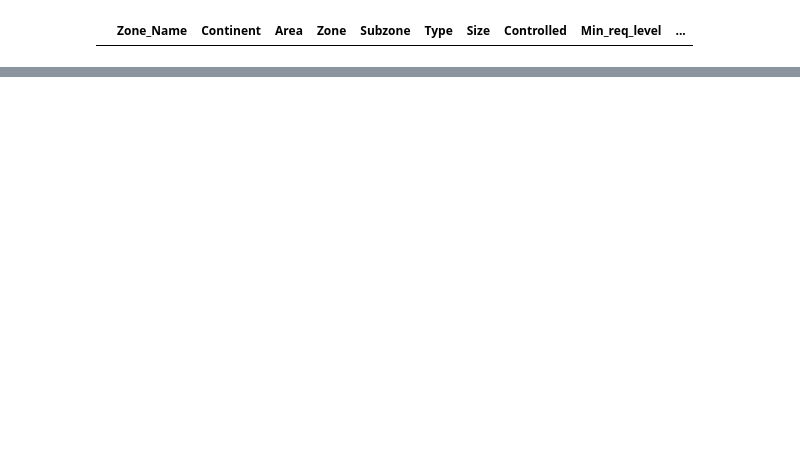
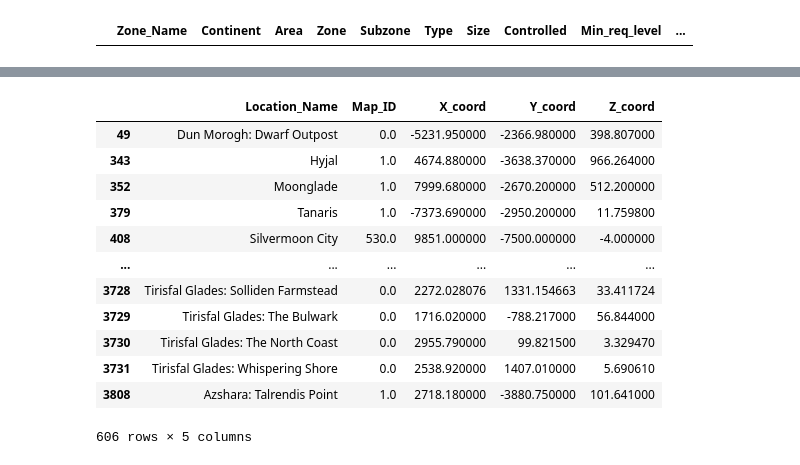
Before and after one commit to SSANGMAN/WoW-Network-Analysis, a Jupyter notebook: ipynb/Game_Network_Analysis_1_EDA.ipynb, the cells around one changed output, grey strips where cells are left out. Cells and saved outputs as stored; diff of their text form; code cells hidden in the pictures; blank space fills up the shorter version.

```diff
--- a/ipynb/Game_Network_Analysis_EDA.ipynb
+++ b/ipynb/Game_Network_Analysis_1_EDA.ipynb
@@ -542,0 +601,17 @@ zones.loc[(zones['Size'].isna()) & (zones['Type'] == 'Dungeon')].head()
+# %%
+duplicated_Location = location_coord[location_coord.duplicated(subset = 'Location_Name')]
+duplicated_Location
+# %% [output]
+|  | Location_Name | Map_ID | X_coord | Y_coord | Z_coord |
+| 49 | Dun Morogh: Dwarf Outpost | 0.0 | -5231.950000 | -2366.980000 | 398.807000 |
+| 343 | Hyjal | 1.0 | 4674.880000 | -3638.370000 | 966.264000 |
+| 352 | Moonglade | 1.0 | 7999.680000 | -2670.200000 | 512.200000 |
+| 379 | Tanaris | 1.0 | -7373.690000 | -2950.200000 | 11.759800 |
+| 408 | Silvermoon City | 530.0 | 9851.000000 | -7500.000000 | -4.000000 |
+| ... | ... | ... | ... | ... | ... |
+| 3728 | Tirisfal Glades: Solliden Farmstead | 0.0 | 2272.028076 | 1331.154663 | 33.411724 |
+| 3729 | Tirisfal Glades: The Bulwark | 0.0 | 1716.020000 | -788.217000 | 56.844000 |
+| 3730 | Tirisfal Glades: The North Coast | 0.0 | 2955.790000 | 99.821500 | 3.329470 |
+| 3731 | Tirisfal Glades: Whispering Shore | 0.0 | 2538.920000 | 1407.010000 | 5.690610 |
+| 3808 | Azshara: Talrendis Point | 1.0 | 2718.180000 | -3880.750000 | 101.641000 |
+606 rows × 5 columns
```
Also changed, not shown: parts of 10 cells of this notebook, 1 other file.
